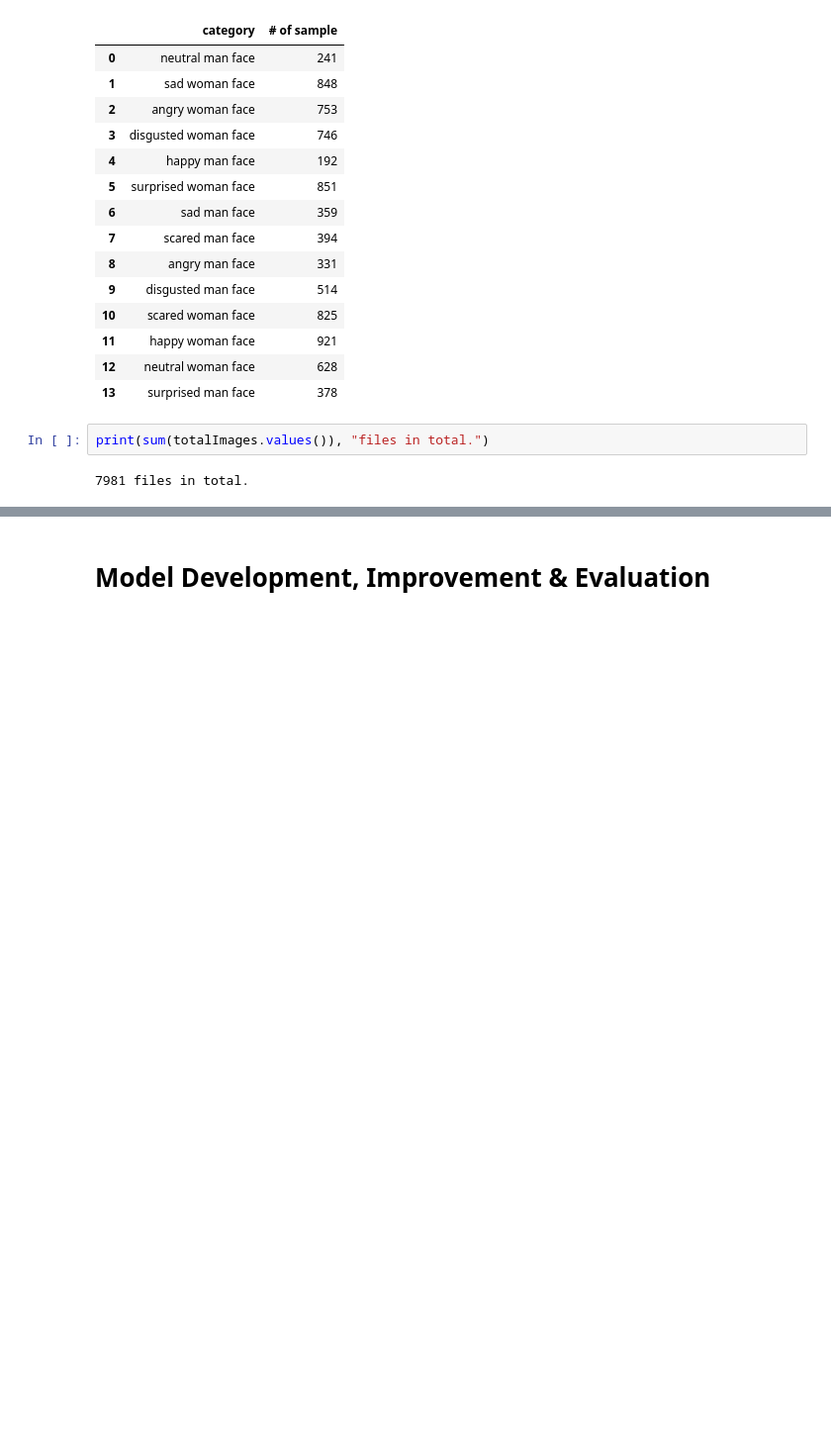
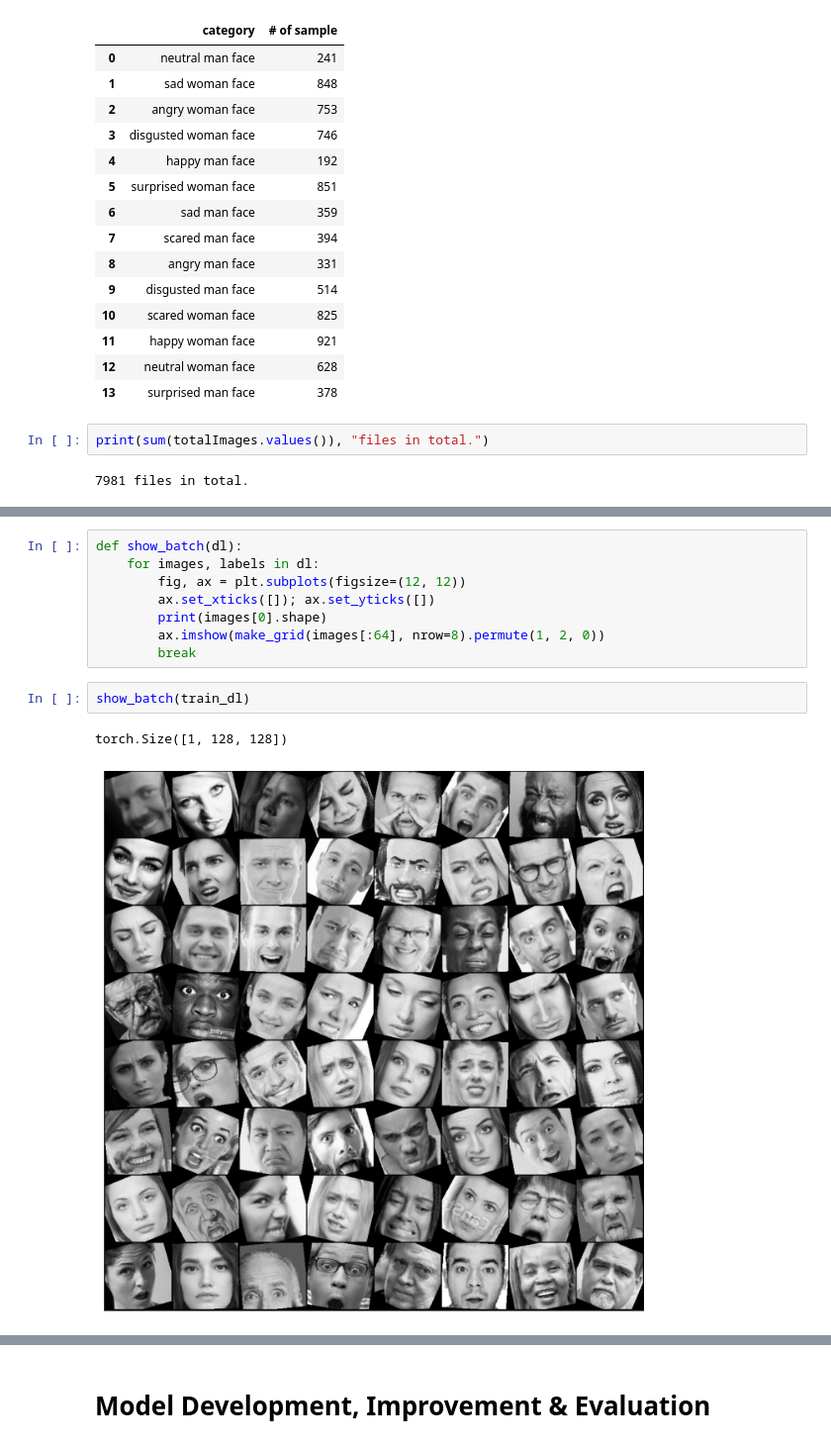
Before and after one commit to wenhaohaoo/cs5242-project, a Jupyter notebook: consolidated_notebook.ipynb, the cells around one changed output, grey strips where cells are left out. Shown at 99% size. Saved outputs shown, nothing was run; the diff lists cells and outputs as text; blank space fills up the shorter version.

```diff
--- a/consolidated_notebook.ipynb
+++ b/consolidated_notebook.ipynb
@@ -142,0 +211,13 @@ print(sum(totalImages.values()), "files in total.")
+# %%
+def show_batch(dl):
+    for images, labels in dl:
+        fig, ax = plt.subplots(figsize=(12, 12))
+        ax.set_xticks([]); ax.set_yticks([])
+        print(images[0].shape)
+        ax.imshow(make_grid(images[:64], nrow=8).permute(1, 2, 0))
+        break
+# %%
+show_batch(train_dl)
+# %% [output]
+torch.Size([1, 128, 128])
+[figure, added]
```
Also changed, not shown: parts of 74 cells of this notebook.
